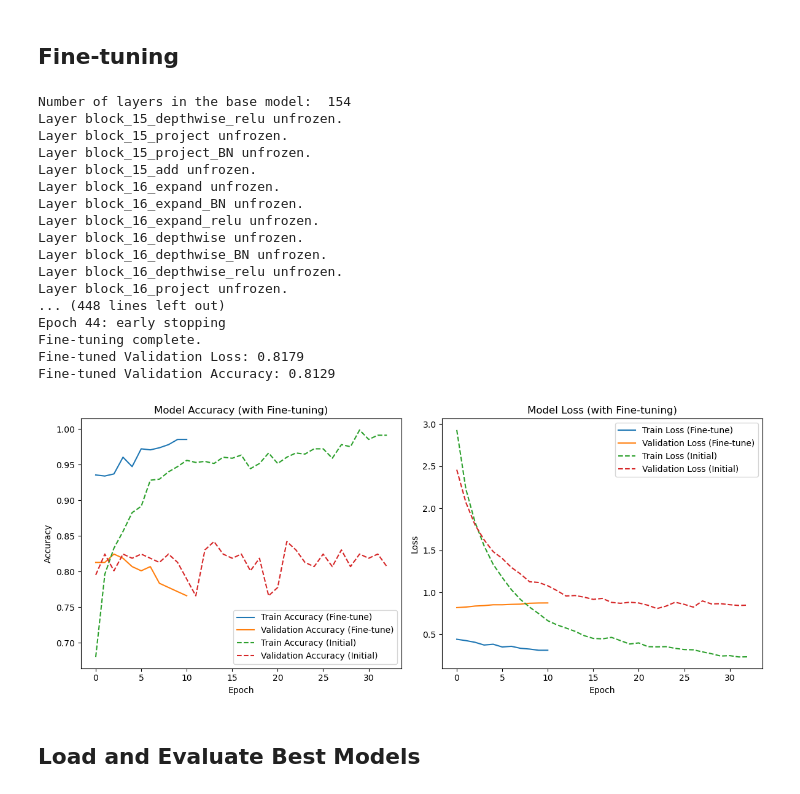
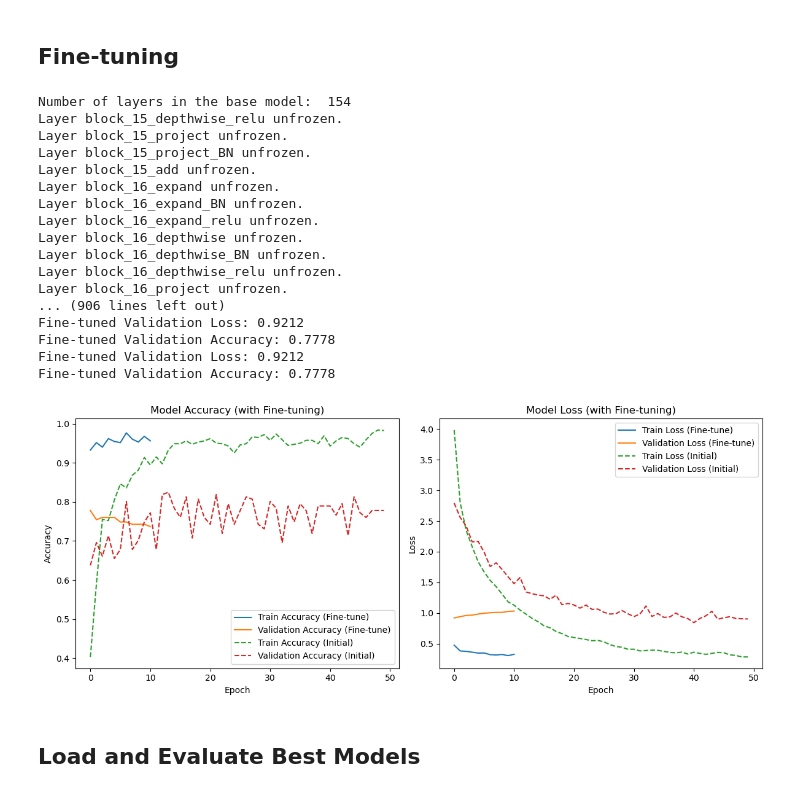
Before and after one commit to HoloDanger42/FinalProj, a Jupyter notebook: final.ipynb, the cells around one changed output. Drawn from its saved outputs; the diff is of its cells as text; code cells hidden in the pictures.

Commit message:
Added class weights for imbalanced dataset

```diff
--- a/final.ipynb
+++ b/final.ipynb
@@ -171,0 +172,21 @@ ________________________________________________________________________________
+# %%
+# Calculate class weights to help with class imbalance
+from sklearn.utils.class_weight import compute_class_weight
+
+# Get integer class representation from one-hot encoded labels
+y_integers = np.argmax(y_train, axis=1)
+
+# Calculate weights
+class_weights = compute_class_weight(
+    "balanced", classes=np.unique(y_integers), y=y_integers
+)
+class_weights_dict = {i: weight for i, weight in enumerate(class_weights)}
+
+print("Class weights:", class_weights_dict)
+
+# Display the count of each class in the training set
+unique_classes, class_counts = np.unique(y_integers, return_counts=True)
+class_names = [label_encoder.classes_[i] for i in unique_classes]
+
+for class_name, count, weight in zip(class_names, class_counts, class_weights):
+    print(f"Class '{class_name}': {count} samples, weight = {weight:.4f}")
@@ -187,7 +213,7 @@ model_checkpoint = ModelCheckpoint(
 epochs = 50
 batch_size = 32
 
-print("Starting training...")
+print("Starting training with class weights...")
 history = model.fit(
     X_train_processed,
     y_train,
@@ -195,6 +221,7 @@ history = model.fit(
     batch_size=batch_size,
     validation_data=(X_val_processed, y_val),
     callbacks=[early_stopping, reduce_lr, model_checkpoint],
+    class_weight=class_weights_dict,
 )
 
 print("Training complete.")
@@ -325,7 +351,7 @@ model_checkpoint_finetune = ModelCheckpoint(
     verbose=1,
 )
 
-print("\nStarting fine-tuning...")
+print("\nStarting fine-tuning with class weights...")
 # You might want to train for fewer epochs during fine-tuning
 fine_tune_epochs = 20
 total_epochs = history.epoch[-1] + 1 + fine_tune_epochs
@@ -342,6 +368,7 @@ history_fine_tune = model.fit(
         reduce_lr,
         model_checkpoint_finetune,  # Added checkpoint callback for fine-tuning
     ],
+    class_weight=class_weights_dict,
 )
 
 print("Fine-tuning complete.")
@@ -351,7 +378,7 @@ loss_ft, accuracy_ft = model.evaluate(X_val_processed, y_val, verbose=0)
 print(f"Fine-tuned Validation Loss: {loss_ft:.4f}")
 print(f"Fine-tuned Validation Accuracy: {accuracy_ft:.4f}")
 
-# Plot fine-tuning history (optional, can append to original history or plot separately)
+# Plot fine-tuning history
 plt.figure(figsize=(12, 5))
 
 plt.subplot(1, 2, 1)
@@ -370,39 +397,39 @@ plt.plot(
 plt.title("Model Accuracy (with Fine-tuning)")
 plt.xlabel("Epoch")
 plt.ylabel("Accuracy")
 plt.legend()
 
 plt.subplot(1, 2, 2)
 plt.plot(history_fine_tune.history["loss"], label="Train Loss (Fine-tune)")
 plt.plot(history_fine_tune.history["val_loss"], label="Validation Loss (Fine-tune)")
 plt.plot(history.history["loss"], label="Train Loss (Initial)", linestyle="--")
 plt.plot(history.history["val_loss"], label="Validation Loss (Initial)", linestyle="--")
 plt.title("Model Loss (with Fine-tuning)")
 plt.xlabel("Epoch")
 plt.ylabel("Loss")
 plt.legend()
 
 plt.tight_layout()
 plt.show()
 # %% [output]
 Number of layers in the base model:  154
 Layer block_15_depthwise_relu unfrozen.
 Layer block_15_project unfrozen.
 Layer block_15_project_BN unfrozen.
 Layer block_15_add unfrozen.
 Layer block_16_expand unfrozen.
 Layer block_16_expand_BN unfrozen.
 Layer block_16_expand_relu unfrozen.
 Layer block_16_depthwise unfrozen.
 Layer block_16_depthwise_BN unfrozen.
 Layer block_16_depthwise_relu unfrozen.
 Layer block_16_project unfrozen.
-... (448 lines left out)
-Epoch 44: early stopping
-Fine-tuning complete.
-Fine-tuned Validation Loss: 0.8179
-Fine-tuned Validation Accuracy: 0.8129
+... (906 lines left out)
+Fine-tuned Validation Loss: 0.9212
+Fine-tuned Validation Accuracy: 0.7778
+Fine-tuned Validation Loss: 0.9212
+Fine-tuned Validation Accuracy: 0.7778
-[figure, old version]
+[figure, new version]
 # %% [markdown]
 ## Load and Evaluate Best Models
 # %%
```
Also changed, not shown: parts of 9 cells of this notebook.
